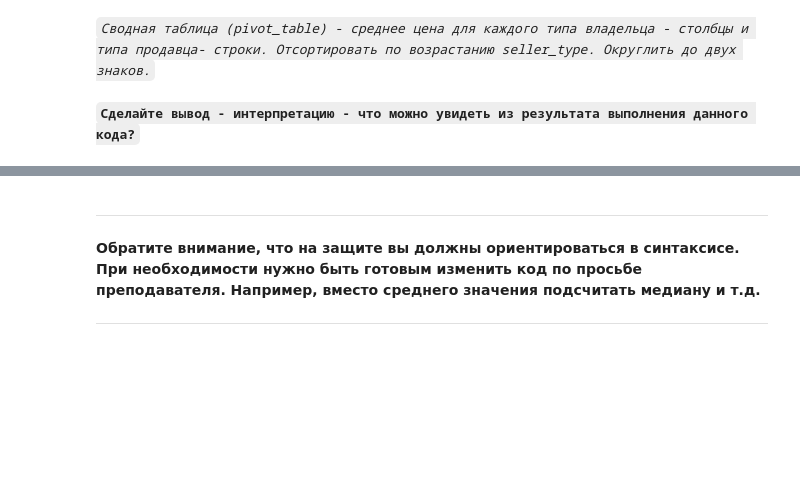
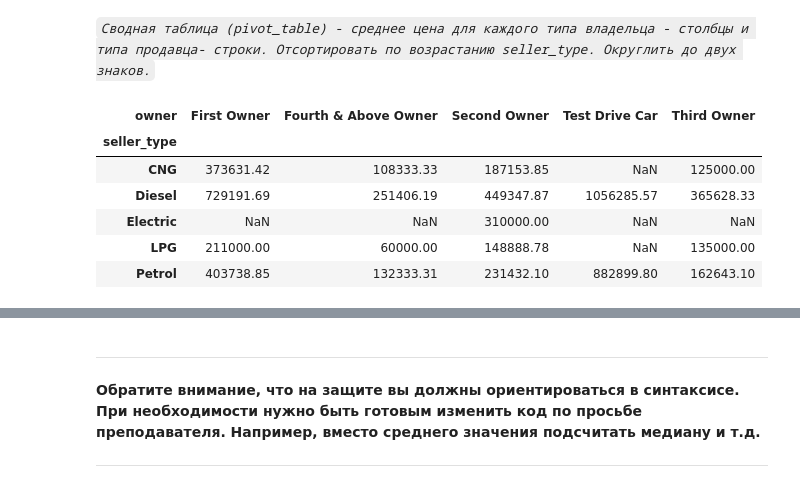
Before and after one commit to thatusualguy/DA-Intro, a Jupyter notebook: lab1/ЛР1_Рыбаков_9.ipynb, the cells around one changed output, grey strips where cells are left out. Saved outputs shown, nothing was run; the diff lists cells and outputs as text; code cells hidden in the pictures; blank space fills up the shorter version.

```diff
--- a/lab1/ЛР1_Рыбаков_9.ipynb
+++ b/lab1/ЛР1_Рыбаков_9.ipynb
@@ -85,0 +258,11 @@
+# %%
+# удалите дубликаты, если они есть
+df['fuel'] = df['fuel'].replace('Petroll', 'Petrol')
+df['seller_type'] = df['fuel'].replace('Dealeer', 'Dealer')
+df['seller_type'] = df['fuel'].replace('Trustmark Dealer', 'Dealer')
+all_value_counts()
+
+df_before = df.shape[0]
+# df = df.drop_duplicates(subset=key_columns)
+df_after = df.shape[0]
+print(f"Удалено {df_before - df_after}, осталось {df_after}")
@@ -88,2 +309,9 @@
 # %%
 # Проверьте типы данных, при необходимости измените типы данных, чтобы они соответствовали действительности.
+categorical_columns = ['fuel', 'seller_type', 'transmission', 'owner']
+for col in categorical_columns:
+    df[col] = df[col].astype('category')
+
+df['km_driven'] = df['km_driven'].astype('int64')
+
+df.dtypes
@@ -156,2 +451,21 @@ seller_type. Округлить до двух знаков.`*
-# %% [markdown]
-**`Сделайте вывод - интерпретацию - что можно увидеть из результата выполнения данного кода?`**
+# %%
+# выполните сводную таблицу согласно варианту
+pivot_result4 = pd.pivot_table(df,
+                               values='price',
+                               index='seller_type',
+                               columns='owner',
+                               aggfunc='mean')
+
+pivot_result4 = pivot_result4.sort_index()
+
+pivot_result4 = pivot_result4.round(2)
+
+display(pivot_result4)
+# %% [output]
+| owner | First Owner | Fourth & Above Owner | Second Owner | Test Drive Car | Third Owner |
+| seller_type |  |  |  |  |  |
+| CNG | 373631.42 | 108333.33 | 187153.85 | NaN | 125000.00 |
+| Diesel | 729191.69 | 251406.19 | 449347.87 | 1056285.57 | 365628.33 |
+| Electric | NaN | NaN | 310000.00 | NaN | NaN |
+| LPG | 211000.00 | 60000.00 | 148888.78 | NaN | 135000.00 |
+| Petrol | 403738.85 | 132333.31 | 231432.10 | 882899.80 | 162643.10 |
```
Also changed, not shown: parts of 40 cells of this notebook.
